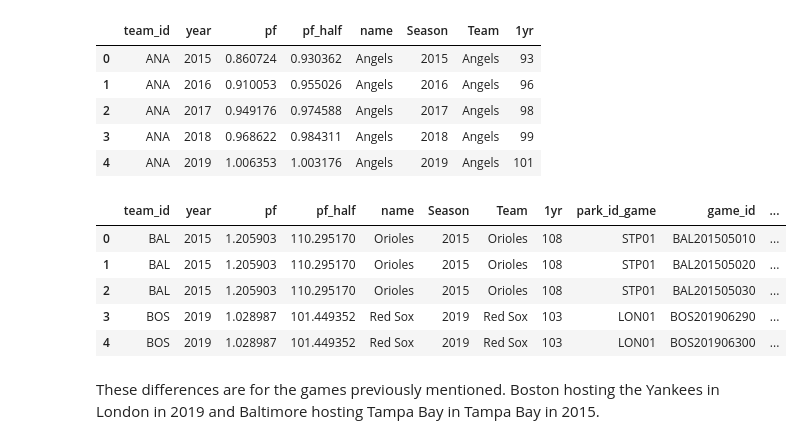
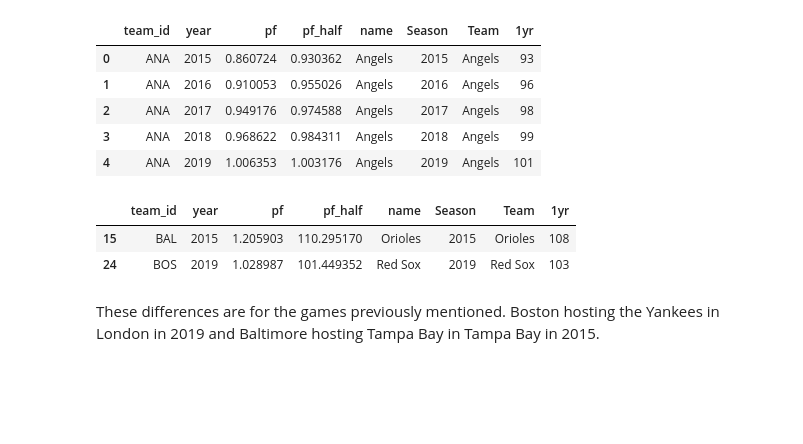
Before and after one commit to sdiehl28/baseball-analytics, a Jupyter notebook: baseball_jupyter_nb/03a_ParkFactor_CSV.ipynb, the cells around one changed output. Saved outputs shown, nothing was run; the diff lists cells and outputs as text; code cells hidden in the pictures; blank space fills up the shorter version.

```diff
--- a/baseball_jupyter_nb/03a_ParkFactor_CSV.ipynb
+++ b/baseball_jupyter_nb/03a_ParkFactor_CSV.ipynb
@@ -257,0 +381,22 @@ home_parks = find_home_parks(rt)
+# %%
+# find which games to remove and remove them
+tg_parks = create_tg_parks(team_game, game)
+home_parks = create_home_parks(tg_parks)
+home_parks_bats_last = create_home_parks_bats_last(home_parks, team_game, tg_parks)
+team_game = remove_games(home_parks_bats_last, team_game)
+
+# recompute tg_parks with fewer games
+tg_parks = create_tg_parks(team_game, game)
+# %%
+# compute runs scored and runs allowed
+runs_scored = compute_runs_scored(tg_parks)
+runs_allowed = compute_runs_allowed(tg_parks)
+runs_total = compute_runs_total(runs_scored, runs_allowed)
+# %%
+# compute runs scored and allowed at each team's home park, and on the road
+home_parks_runs = create_home_parks_runs(runs_total)
+road_parks_runs = create_road_parks_runs(runs_total)
+road_runs_totals = compute_road_totals(road_parks_runs)
+
+# compute the basic Park Factor
+pf = compute_pf(home_parks_runs, road_runs_totals)
@@ -314,9 +416,0 @@ road_totals = compute_road_totals(road_parks)
-# %%
-# ensure the indexes are the same before dividing
-home_parks = home_parks.set_index(['team_id', 'year'])
-pf = home_parks['r_avg'] / road_totals['r_avg']
-pf = pf.to_frame().reset_index()
-pf = pf.rename(columns={'r_avg':'pf'})
-pf['pf_half'] = (1+pf['pf']) / 2
-home_parks = home_parks.reset_index()
-pf.head()
@@ -452,15 +536,10 @@ rel_diff = np.abs(1.0 - pf_fg['pf_half'] / pf_fg['1yr'])
 # %%
-# examine the largest differences between what is computed here and Fangraphs
-pf_fg.loc[rel_diff > 0.015].merge(diff,
-    left_on=['team_id', 'year'],
-    right_on = ['team_id', 'year'])
+# examine the 2 largest differences from Fangraphs
+pf_fg.loc[rel_diff.nlargest(2).index]
 # %% [output]
-|  | team_id | year | pf | pf_half | name | Season | Team | 1yr | park_id_game | game_id | ... |
-| 0 | BAL | 2015 | 1.205903 | 110.295170 | Orioles | 2015 | Orioles | 108 | STP01 | BAL201505010 | ... |
-| 1 | BAL | 2015 | 1.205903 | 110.295170 | Orioles | 2015 | Orioles | 108 | STP01 | BAL201505020 | ... |
-| 2 | BAL | 2015 | 1.205903 | 110.295170 | Orioles | 2015 | Orioles | 108 | STP01 | BAL201505030 | ... |
-| 3 | BOS | 2019 | 1.028987 | 101.449352 | Red Sox | 2019 | Red Sox | 103 | LON01 | BOS201906290 | ... |
-| 4 | BOS | 2019 | 1.028987 | 101.449352 | Red Sox | 2019 | Red Sox | 103 | LON01 | BOS201906300 | ... |
+|  | team_id | year | pf | pf_half | name | Season | Team | 1yr |
+| 15 | BAL | 2015 | 1.205903 | 110.295170 | Orioles | 2015 | Orioles | 108 |
+| 24 | BOS | 2019 | 1.028987 | 101.449352 | Red Sox | 2019 | Red Sox | 103 |
 # %% [markdown]
 These differences are for the games previously mentioned.  Boston hosting the Yankees in London in 2019 and Baltimore hosting Tampa Bay in Tampa Bay in 2015.
 # %% [markdown]
```
Also changed, not shown: parts of 62 cells of this notebook.
